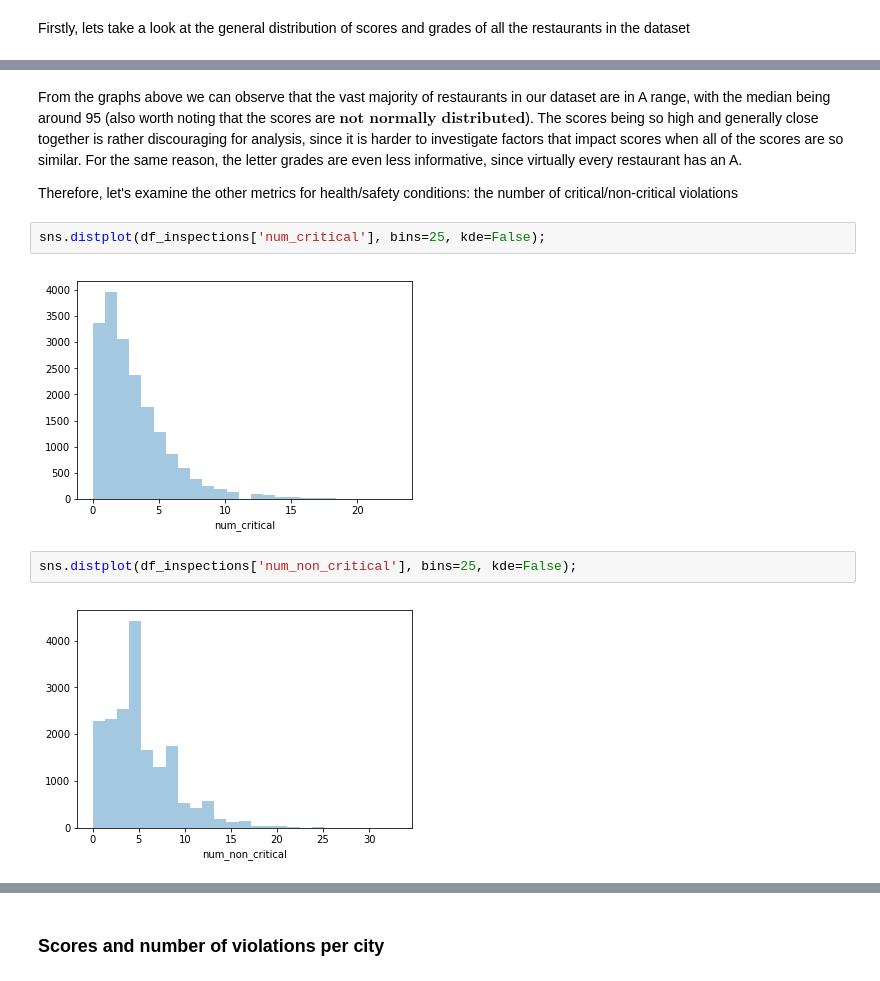
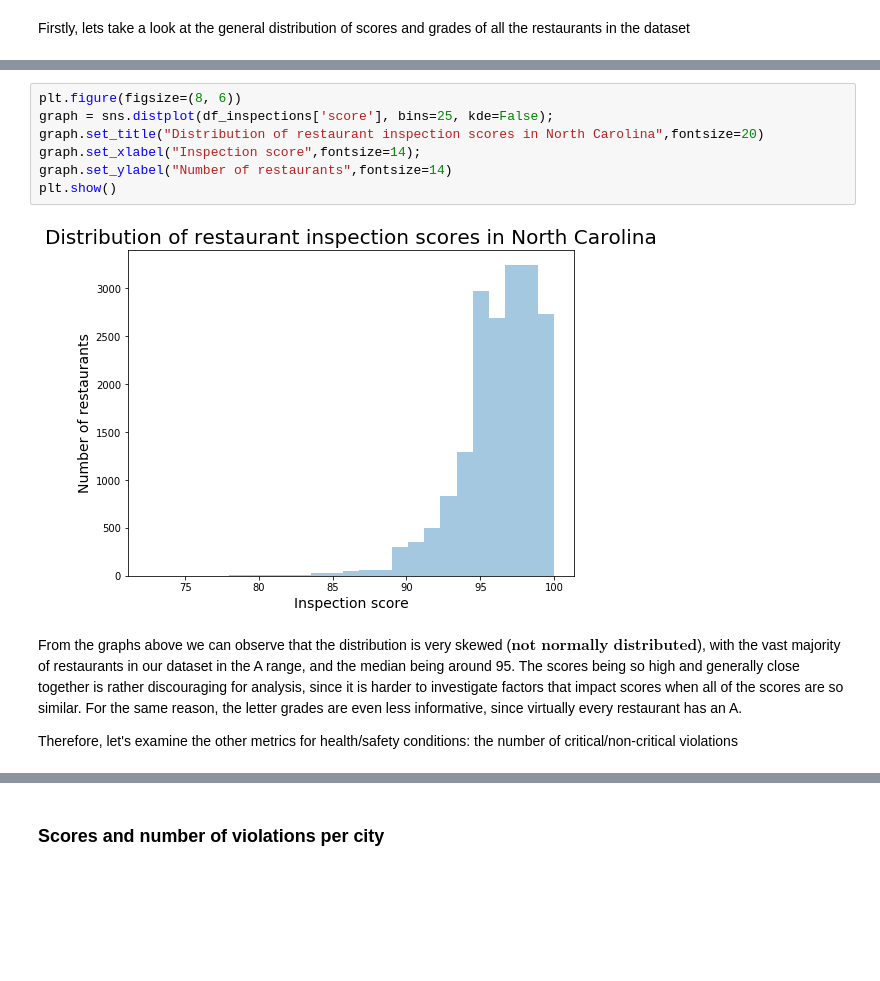
Before and after one commit to COGS108/individual_sp20, a Jupyter notebook: final_project/FinalProject_cribeiro23.ipynb, the cells around one changed output, grey strips where cells are left out. Drawn from its saved outputs; the diff is of its cells as text; blank space fills up the shorter version.

```diff
--- a/final_project/FinalProject_cribeiro23.ipynb
+++ b/final_project/FinalProject_cribeiro23.ipynb
@@ -191,12 +181,13 @@ sns.distplot(df_inspections['score'], bins=25, kde=False);
+# %%
+plt.figure(figsize=(8, 6))
+graph = sns.distplot(df_inspections['score'], bins=25, kde=False);
+graph.set_title("Distribution of restaurant inspection scores in North Carolina",fontsize=20)
+graph.set_xlabel("Inspection score",fontsize=14);
+graph.set_ylabel("Number of restaurants",fontsize=14)
+plt.show()
+# %% [output]
+[figure, added]
 # %% [markdown]
-From the graphs above we can observe that the vast majority of restaurants in our dataset are in A range, with the median being around 95 (also worth noting that the scores are $\textbf{not normally distributed}$). The scores being so high and generally close together is rather discouraging for analysis, since it is harder to investigate factors that impact scores when all of the scores are so similar. For the same reason, the letter grades are even less informative, since virtually every restaurant has an A.
+From the graphs above we can observe that the distribution is very skewed ($\textbf{not normally distributed}$), with the vast majority of restaurants in our dataset in the A range, and the median being around 95. The scores being so high and generally close together is rather discouraging for analysis, since it is harder to investigate factors that impact scores when all of the scores are so similar. For the same reason, the letter grades are even less informative, since virtually every restaurant has an A.
 
 Therefore, let's examine the other metrics for health/safety conditions: the number of critical/non-critical violations
-# %%
-sns.distplot(df_inspections['num_critical'], bins=25, kde=False);
-# %% [output]
-[figure, removed]
-# %%
-sns.distplot(df_inspections['num_non_critical'], bins=25, kde=False);
-# %% [output]
-[figure, removed]
```
Also changed, not shown: parts of 67 cells of this notebook.
